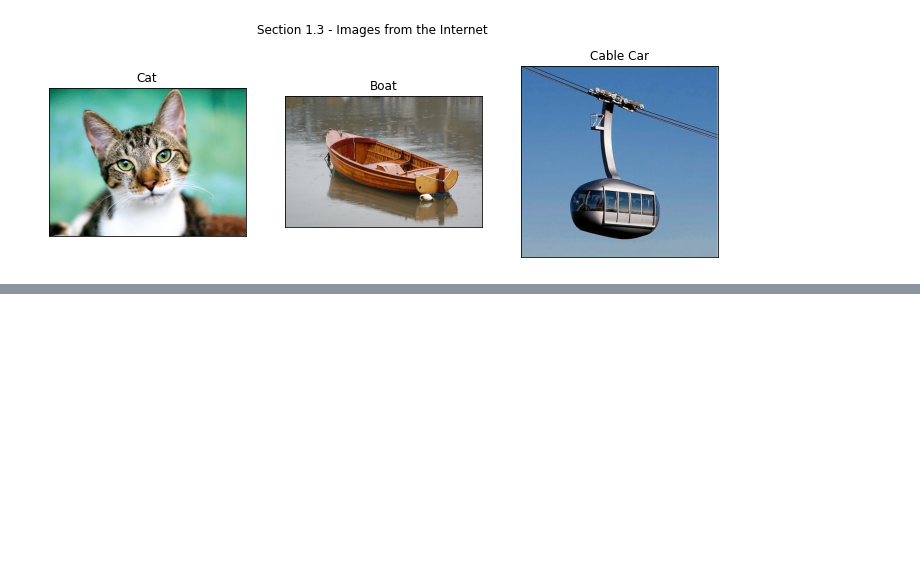
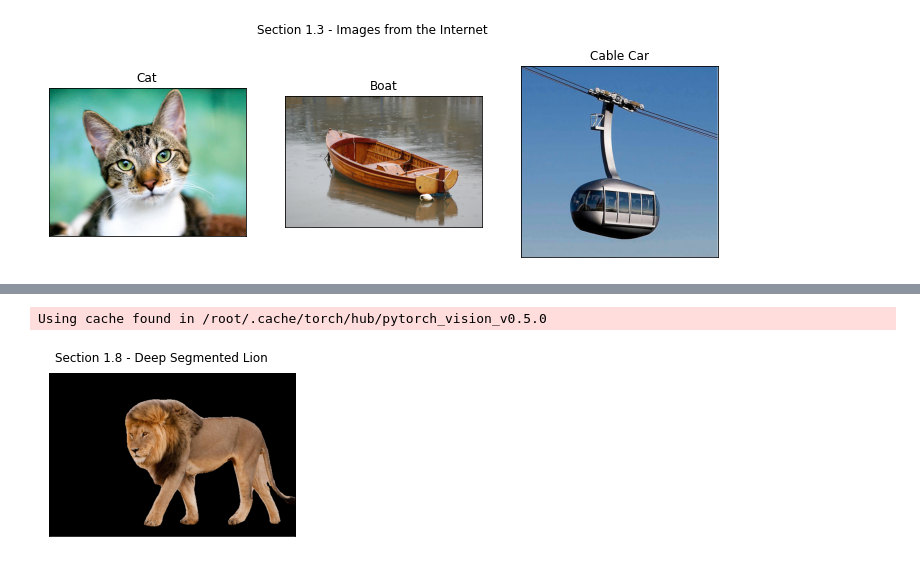
Before and after one commit to AnElectricalEngineer/Computer-Vision-HW-3, a Jupyter notebook: code/ee046746_hw3_332708007_204525612.ipynb, the cells around one changed output, grey strips where cells are left out. Drawn from its saved outputs; the diff is of its cells as text; code cells hidden in the pictures; blank space fills up the shorter version.

```diff
--- a/code/ee046746_hw3_332708007_204525612.ipynb
+++ b/code/ee046746_hw3_332708007_204525612.ipynb
@@ -167,0 +249,8 @@ Using cache found in /root/.cache/torch/hub/pytorch_vision_v0.5.0
+# %%
+# Section 1.8
+
+# Segment the goat image
+masked_lion = applyDeepSegmentation([Lion], 'Section 1.8 - Deep Segmented Lion', ["Lion"])[0]
+# %% [output]
+Using cache found in /root/.cache/torch/hub/pytorch_vision_v0.5.0
+[figure, added]
```
Also changed, not shown: parts of 18 cells of this notebook, 14 other files.
